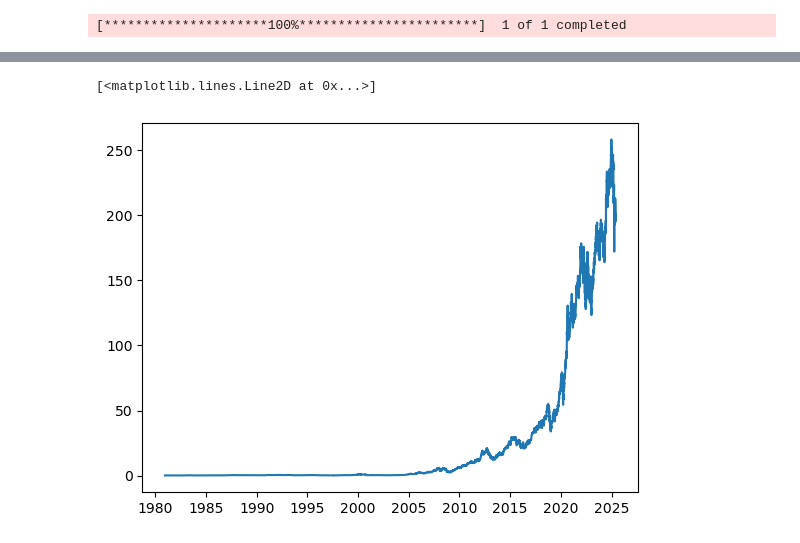
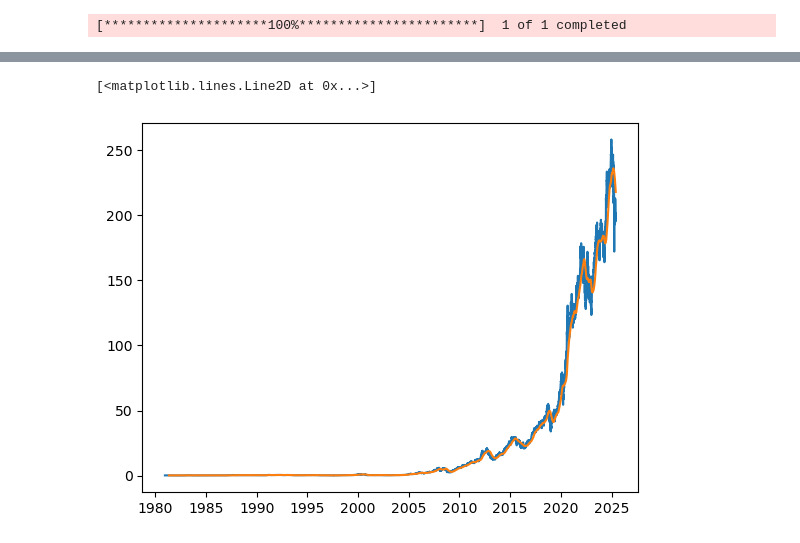
Before and after one commit to Tsuweiquan/StockAnalysis, a Jupyter notebook: yt-tech-analysis.ipynb, the cells around one changed output, grey strips where cells are left out. Saved outputs shown, nothing was run; the diff lists cells and outputs as text; code cells hidden in the pictures.

```diff
--- a/yt-tech-analysis.ipynb
+++ b/yt-tech-analysis.ipynb
@@ -64,5 +65,6 @@ data.iloc[100:] # drop the first 100
 # %%
 plt.plot(data['Close']) # Plot the graph
+plt.plot(data['SMA_100'])
 # %% [output]
 [<matplotlib.lines.Line2D at 0x...>]
-[figure, old version]
+[figure, new version]
```
Also changed, not shown: parts of 10 cells of this notebook.
